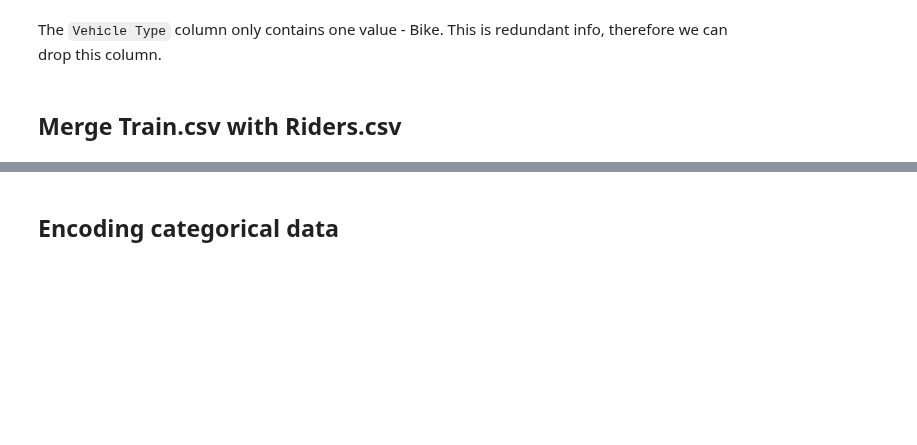
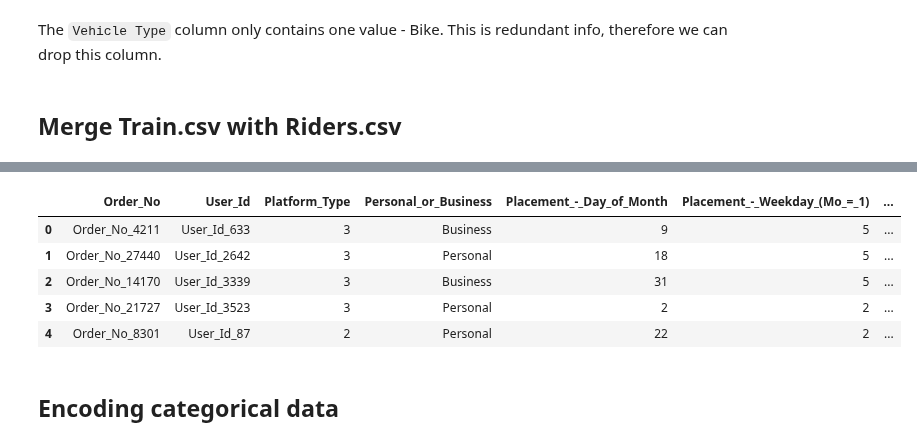
Before and after one commit to monicafar147/logistics-challenge, a Jupyter notebook: Zindi_challenge_ct_3.ipynb, the cells around one changed output, grey strips where cells are left out. Drawn from its saved outputs; the diff is of its cells as text; code cells hidden in the pictures; blank space fills up the shorter version.

```diff
--- a/Zindi_challenge_ct_3.ipynb
+++ b/Zindi_challenge_ct_3.ipynb
@@ -111,0 +130,11 @@ merged_df.head()
+# %%
+#replace strings with underscore notation for PEP8 standards
+merged_df.columns = [col.replace(" ","_") for col in merged_df.columns]
+merged_df.head()
+# %% [output]
+|  | Order_No | User_Id | Platform_Type | Personal_or_Business | Placement_-_Day_of_Month | Placement_-_Weekday_(Mo_=_1) | ... |
+| 0 | Order_No_4211 | User_Id_633 | 3 | Business | 9 | 5 | ... |
+| 1 | Order_No_27440 | User_Id_2642 | 3 | Personal | 18 | 5 | ... |
+| 2 | Order_No_14170 | User_Id_3339 | 3 | Business | 31 | 5 | ... |
+| 3 | Order_No_21727 | User_Id_3523 | 3 | Personal | 2 | 2 | ... |
+| 4 | Order_No_8301 | User_Id_87 | 2 | Personal | 22 | 2 | ... |
```
Also changed, not shown: parts of 17 cells of this notebook.
